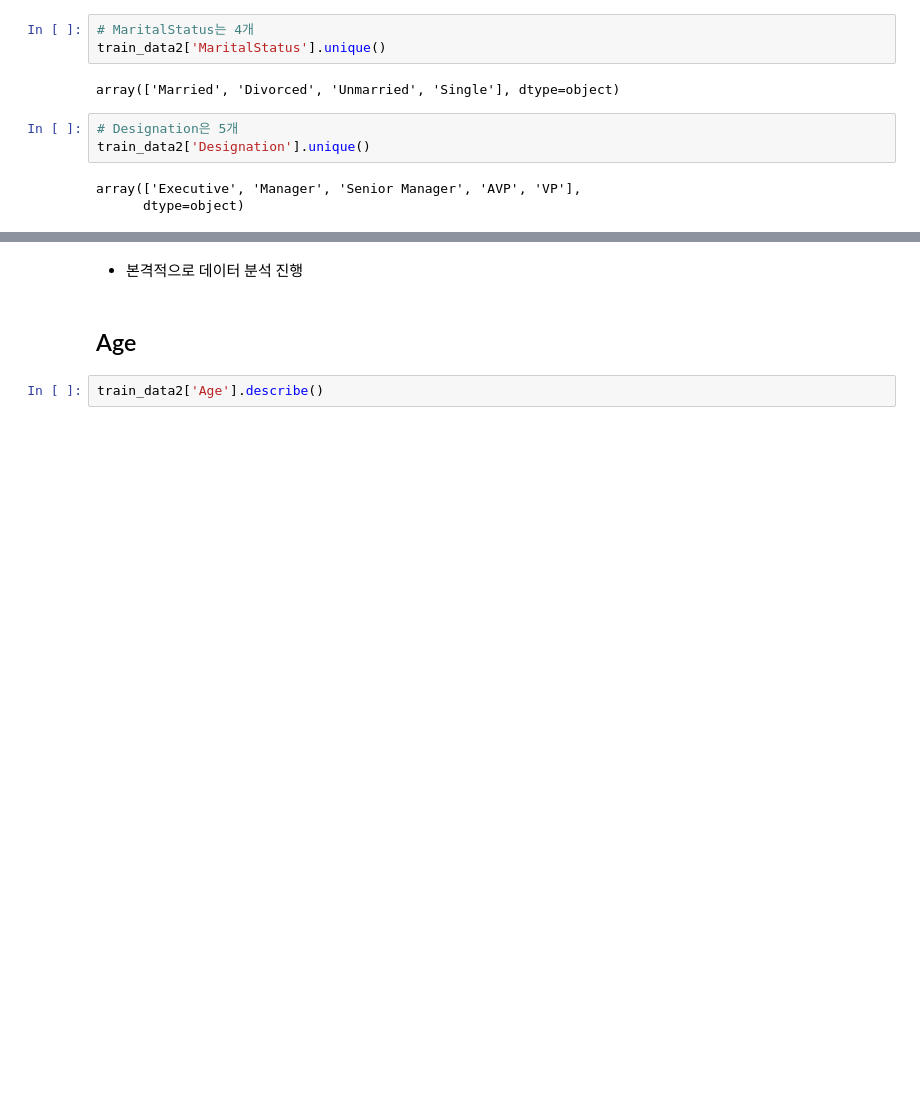
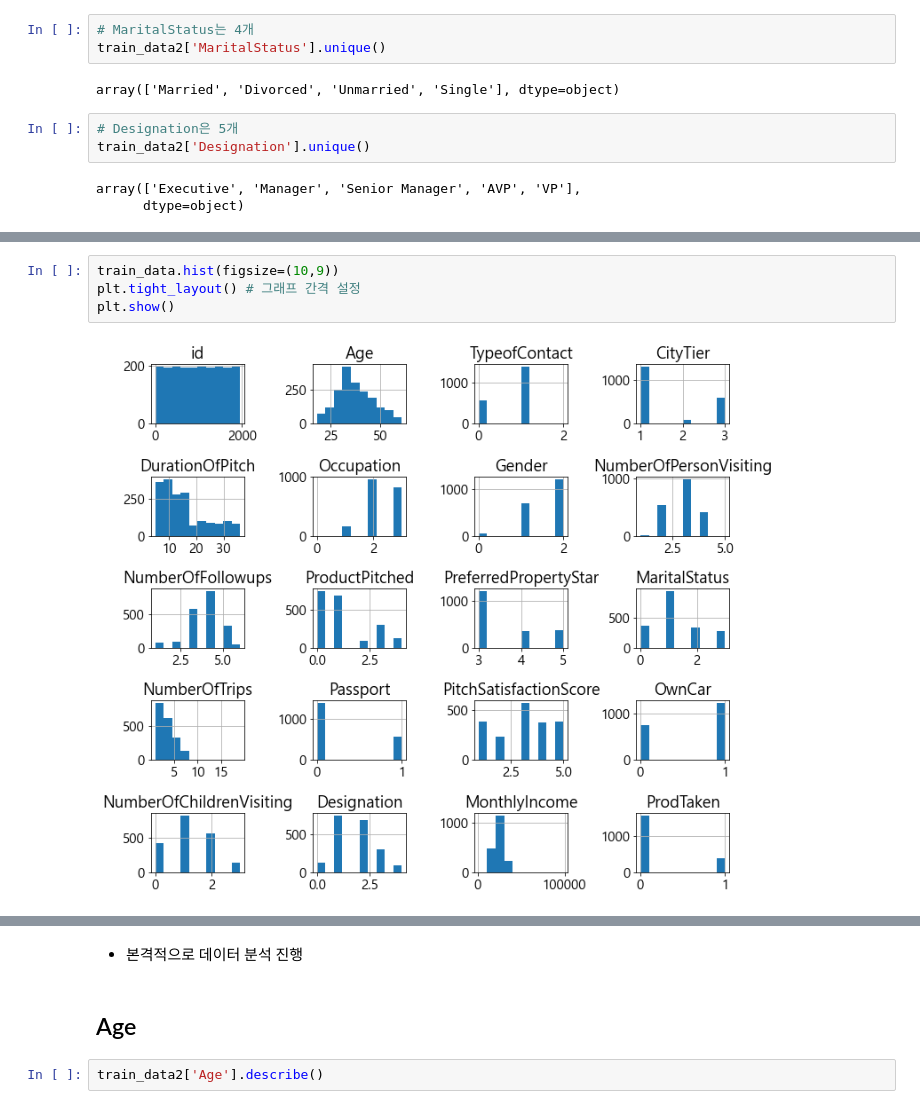
Before and after one commit to hansollasido/dacon_basic, a Jupyter notebook: 여행 상품 신청 여부 예측 경진대회/여행 상품 신청 여부 예측 경진대회.ipynb, the cells around one changed output, grey strips where cells are left out. Cells and saved outputs as stored; diff of their text form; blank space fills up the shorter version.

```diff
--- a/여행 상품 신청 여부 예측 경진대회/여행 상품 신청 여부 예측 경진대회.ipynb
+++ b/여행 상품 신청 여부 예측 경진대회/여행 상품 신청 여부 예측 경진대회.ipynb
@@ -223,3 +354,9 @@ train_data2.describe()
+# %%
+train_data.hist(figsize=(10,9))
+plt.tight_layout() # 그래프 간격 설정
+plt.show()
+# %% [output]
+[figure, added]
 # %%
 # 데이터 시각화
 train_data2.hist(figsize=(10,9))
```
Also changed, not shown: parts of 59 cells of this notebook.
